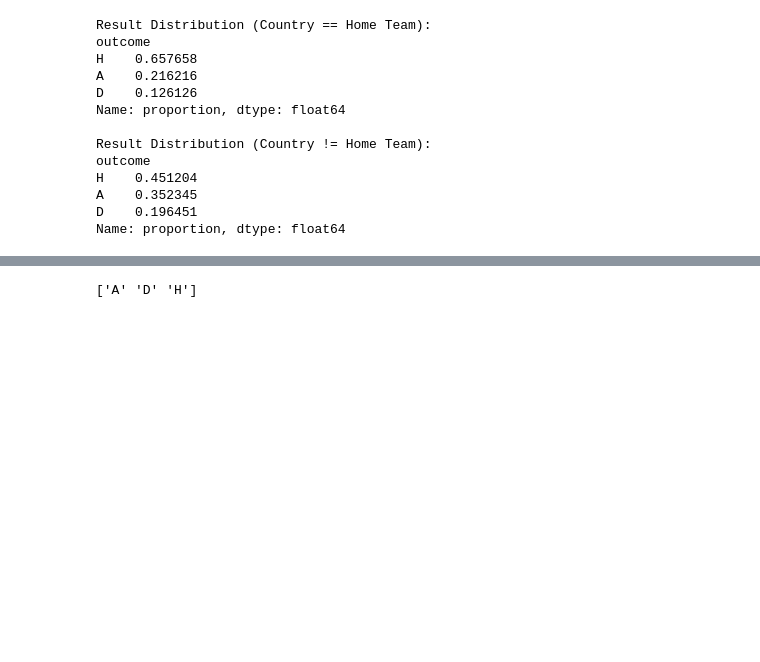
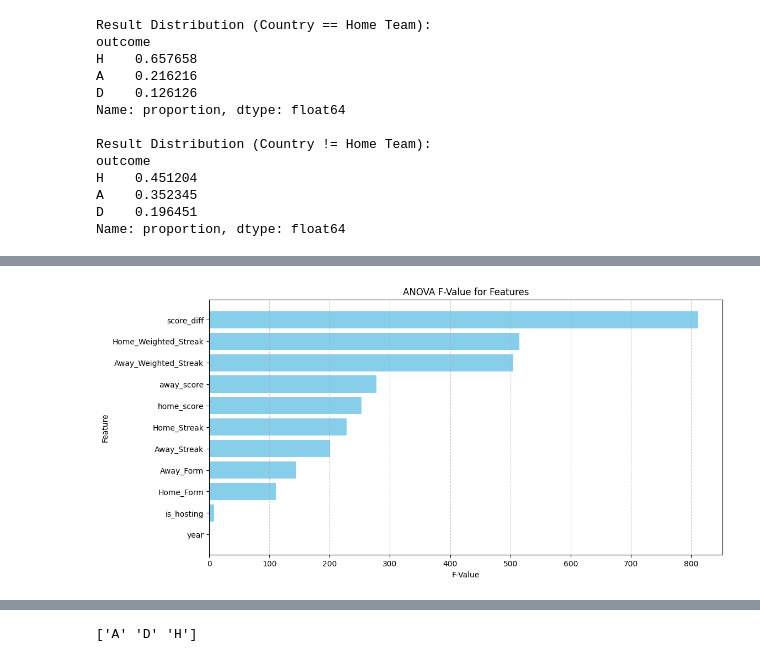
Before and after one commit to munirgulam/ml-project, a Jupyter notebook: ml-project.ipynb, the cells around one changed output, grey strips where cells are left out. Saved outputs shown, nothing was run; the diff lists cells and outputs as text; code cells hidden in the pictures; blank space fills up the shorter version.

```diff
--- a/ml-project.ipynb
+++ b/ml-project.ipynb
@@ -665,4 +626,36 @@ ANOVA F-Test Results:
 0                   year    0.426665   6.528143e-01
+# %%
+import matplotlib.pyplot as plt
+import pandas as pd
+
+anova_results = pd.DataFrame({
+    'Feature': ['match_score', 'outcome_encoded', 'score_diff', 'Home_Weighted_Streak',
+                'Away_Weighted_Streak', 'away_score', 'home_score', 'Home_Streak',
+                'Away_Streak', 'Away_Form', 'Home_Form', 'is_hosting', 'year'],
+    'F-Value': [float('inf'), float('inf'), 811.540117, 515.077289, 504.778332,
+                277.830501, 252.426596, 227.729493, 200.853553, 143.473107,
+                110.465171, 8.447540, 0.426665],
+    'P-Value': [0.0, 0.0, 6.209643e-202, 1.102396e-149, 1.365880e-147,
+                1.249488e-94, 1.074791e-87, 1.042918e-80, 8.272370e-73,
+                8.670032e-55, 1.298369e-43, 2.319544e-04, 6.528143e-01]
+})
+
+anova_results_filtered = anova_results[anova_results['F-Value'] != float('inf')]
+
+
+anova_results_filtered = anova_results_filtered.sort_values(by='F-Value', ascending=False)
+
+
+plt.figure(figsize=(12, 6))
+plt.barh(anova_results_filtered['Feature'], anova_results_filtered['F-Value'], color='skyblue')
+plt.xlabel('F-Value')
+plt.ylabel('Feature')
+plt.title('ANOVA F-Value for Features')
+plt.gca().invert_yaxis()
+plt.grid(axis='x', linestyle='--', alpha=0.7)
+plt.show()
+# %% [output]
+[figure, added]
 # %%
 import pandas as pd
 
```
Also changed, not shown: parts of 45 cells of this notebook.
